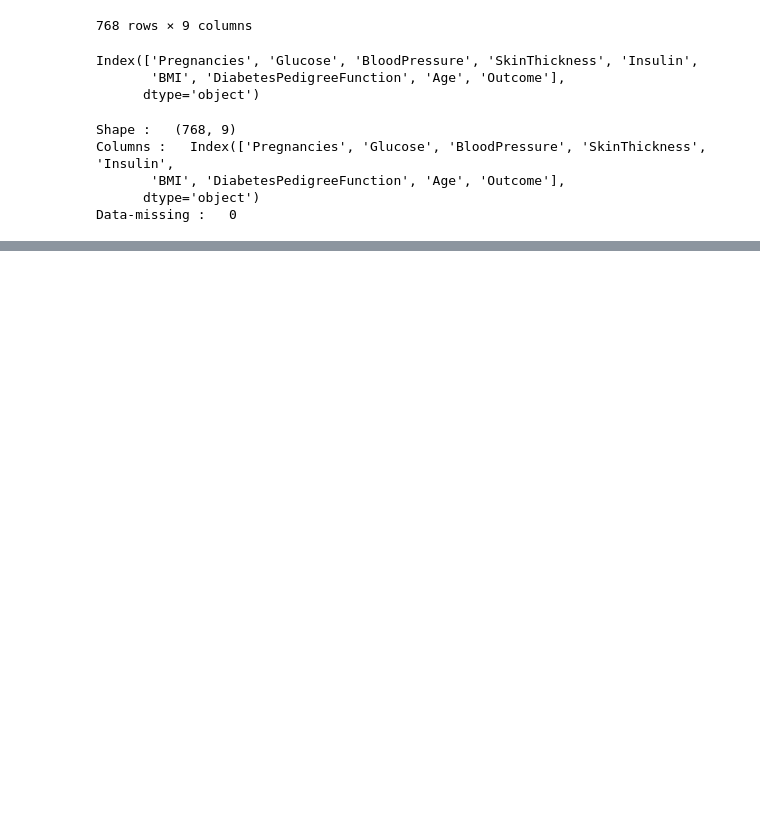
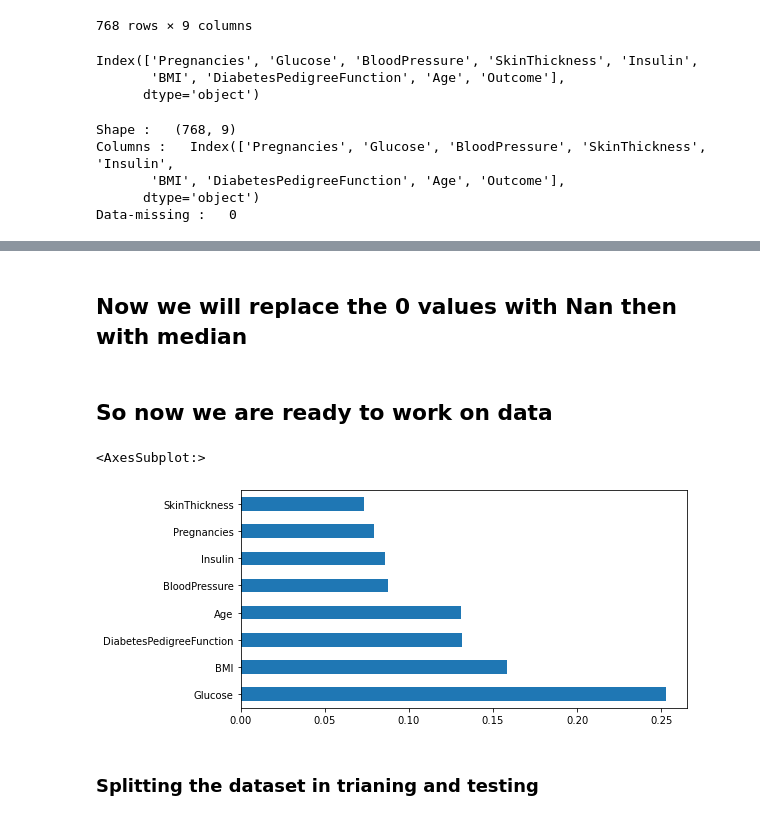
Before and after one commit to Harsh324/ML_projects, a Jupyter notebook: Boston_housing_model/Model1.ipynb, the cells around one changed output, grey strips where cells are left out. Saved outputs shown, nothing was run; the diff lists cells and outputs as text; code cells hidden in the pictures; blank space fills up the shorter version.

```diff
--- a/Boston_housing_model/Model1.ipynb
+++ b/Boston_housing_model/Model1.ipynb
@@ -43,0 +79,6 @@ Data-missing :   0
+# %% [markdown]
+## Now we will replace the 0 values with Nan then with median
+# %%
+## We will impute fatures value with median if it is zero
+Data_Features = Data.drop('Outcome', axis = 1)
+Data_Labels = Data['Outcome']
@@ -43,0 +93,14 @@ Data-missing :   0
+# %% [markdown]
+## So now we are ready to work on data
+# %%
+from sklearn.ensemble import RandomForestClassifier
+Forest = RandomForestClassifier(n_estimators = 100)
+Model = Forest.fit(Data_Features, Data_Labels)
+
+## Plotting the top features using random forest classifier
+(pd.Series(Model.feature_importances_, index = Data_Features.columns).nlargest(10).plot(kind = 'barh', figsize = [8,4]))
+# %% [output]
+<AxesSubplot:>
+[figure, added]
+# %% [markdown]
+### Splitting the dataset in trianing and testing
```
Also changed, not shown: parts of 32 cells of this notebook.
